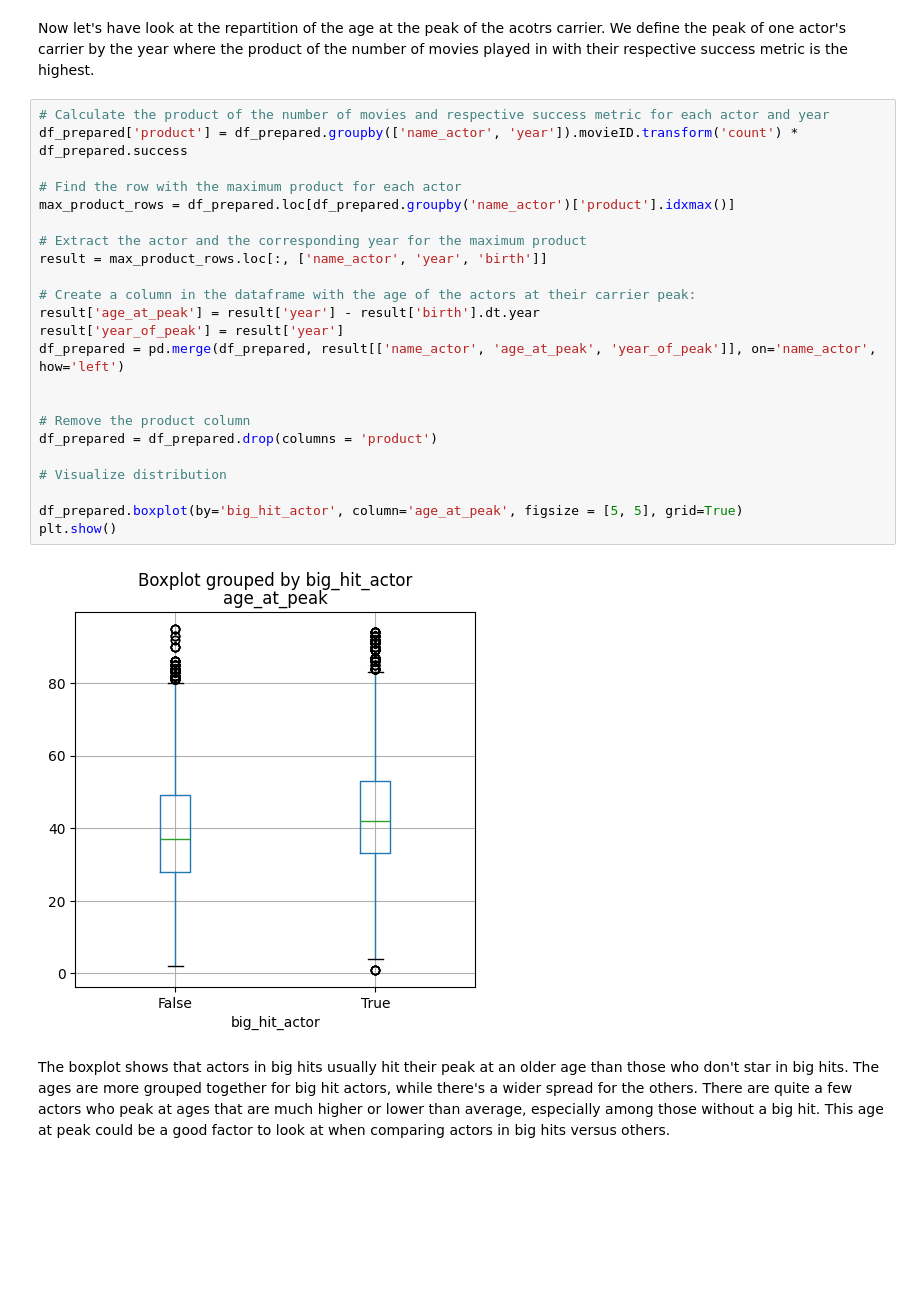
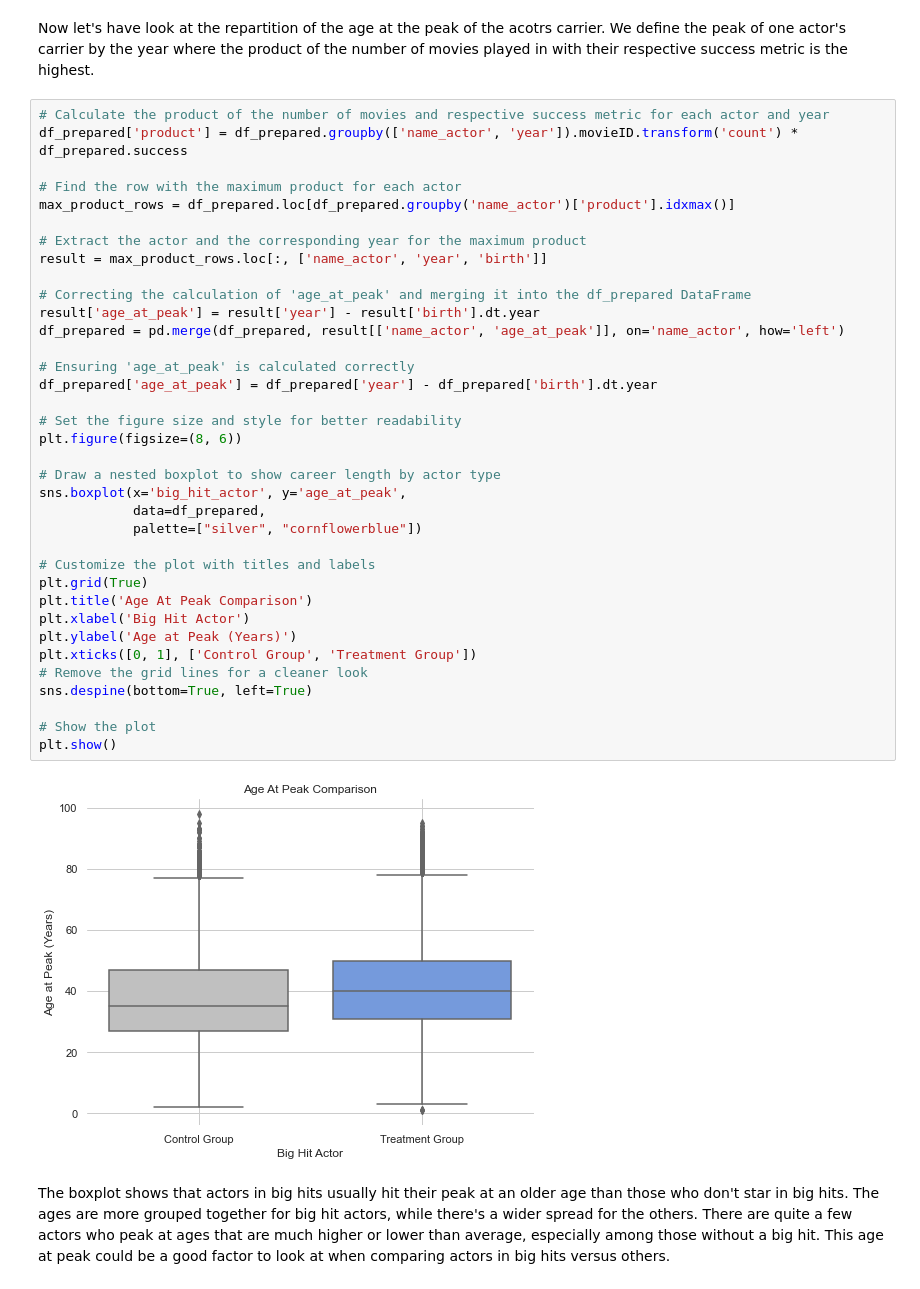
Before and after one commit to epfl-ada/ada-2023-project-pinacolada23, a Jupyter notebook: matching.ipynb, the cells around one changed output. Cells and saved outputs as stored; diff of their text form; blank space fills up the shorter version.

```diff
--- a/matching.ipynb
+++ b/matching.ipynb
@@ -143,28 +134,41 @@ Now let's have look at the repartition of the age at the peak of the acotrs carr
 # %%
 # Calculate the product of the number of movies and respective success metric for each actor and year
 df_prepared['product'] = df_prepared.groupby(['name_actor', 'year']).movieID.transform('count') * df_prepared.success
 
 # Find the row with the maximum product for each actor
 max_product_rows = df_prepared.loc[df_prepared.groupby('name_actor')['product'].idxmax()]
 
 # Extract the actor and the corresponding year for the maximum product
 result = max_product_rows.loc[:, ['name_actor', 'year', 'birth']]
 
-# Create a column in the dataframe with the age of the actors at their carrier peak:
+# Correcting the calculation of 'age_at_peak' and merging it into the df_prepared DataFrame
 result['age_at_peak'] = result['year'] - result['birth'].dt.year
-result['year_of_peak'] = result['year']
-df_prepared = pd.merge(df_prepared, result[['name_actor', 'age_at_peak', 'year_of_peak']], on='name_actor', how='left')
+df_prepared = pd.merge(df_prepared, result[['name_actor', 'age_at_peak']], on='name_actor', how='left')
 
+# Ensuring 'age_at_peak' is calculated correctly
+df_prepared['age_at_peak'] = df_prepared['year'] - df_prepared['birth'].dt.year
 
-# Remove the product column
-df_prepared = df_prepared.drop(columns = 'product')
+# Set the figure size and style for better readability
+plt.figure(figsize=(8, 6))
 
-# Visualize distribution
+# Draw a nested boxplot to show career length by actor type
+sns.boxplot(x='big_hit_actor', y='age_at_peak',
+            data=df_prepared,
+            palette=["silver", "cornflowerblue"])
 
-df_prepared.boxplot(by='big_hit_actor', column='age_at_peak', figsize = [5, 5], grid=True)
+# Customize the plot with titles and labels
+plt.grid(True)
+plt.title('Age At Peak Comparison')
+plt.xlabel('Big Hit Actor')
+plt.ylabel('Age at Peak (Years)')
+plt.xticks([0, 1], ['Control Group', 'Treatment Group'])
+# Remove the grid lines for a cleaner look
+sns.despine(bottom=True, left=True)
+
+# Show the plot
 plt.show()
 # %% [output]
-[figure, old version]
+[figure, new version]
 # %% [markdown]
 The boxplot shows that actors in big hits usually hit their peak at an older age than those who don't star in big hits. The ages are more grouped together for big hit actors, while there's a wider spread for the others. There are quite a few actors who peak at ages that are much higher or lower than average, especially among those without a big hit. This age at peak could be a good factor to look at when comparing actors in big hits versus others.
 # %% [markdown]
```
Also changed, not shown: parts of 5 cells of this notebook.
